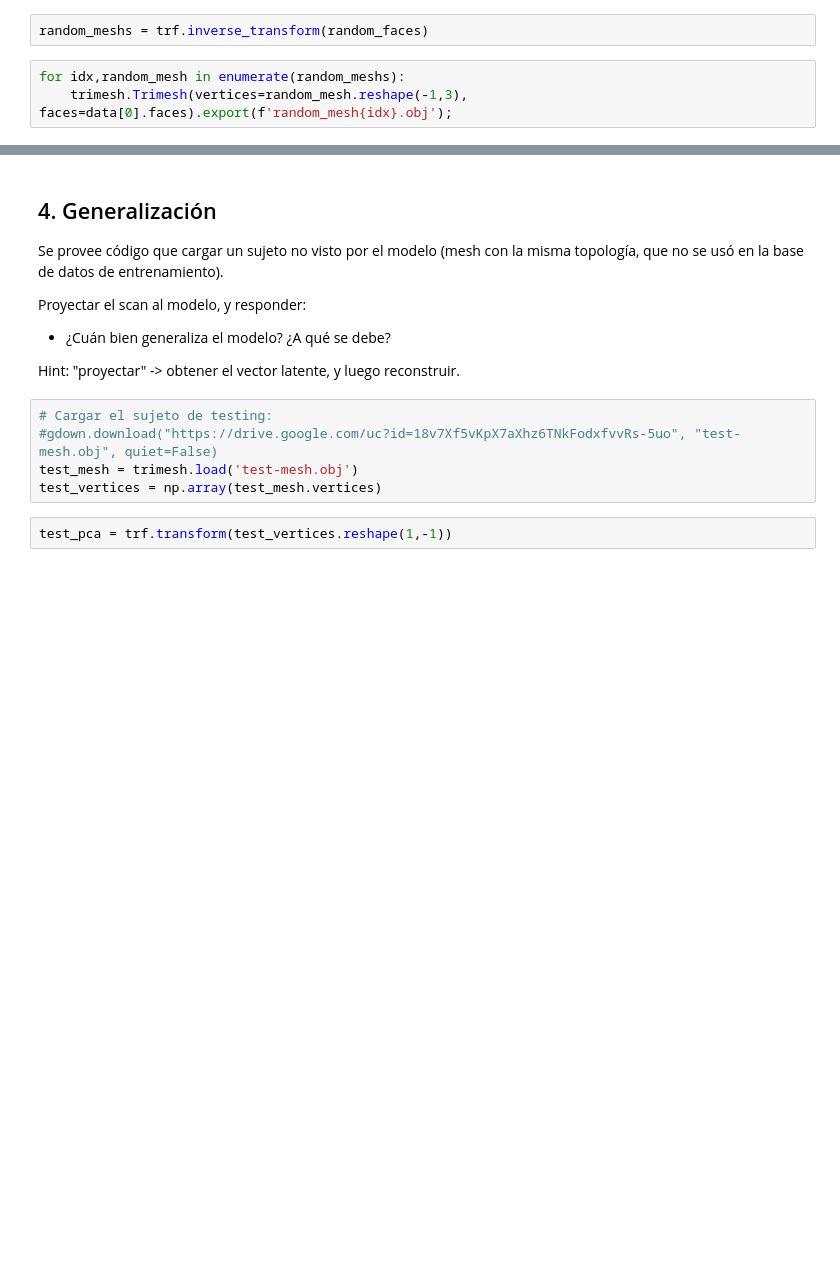
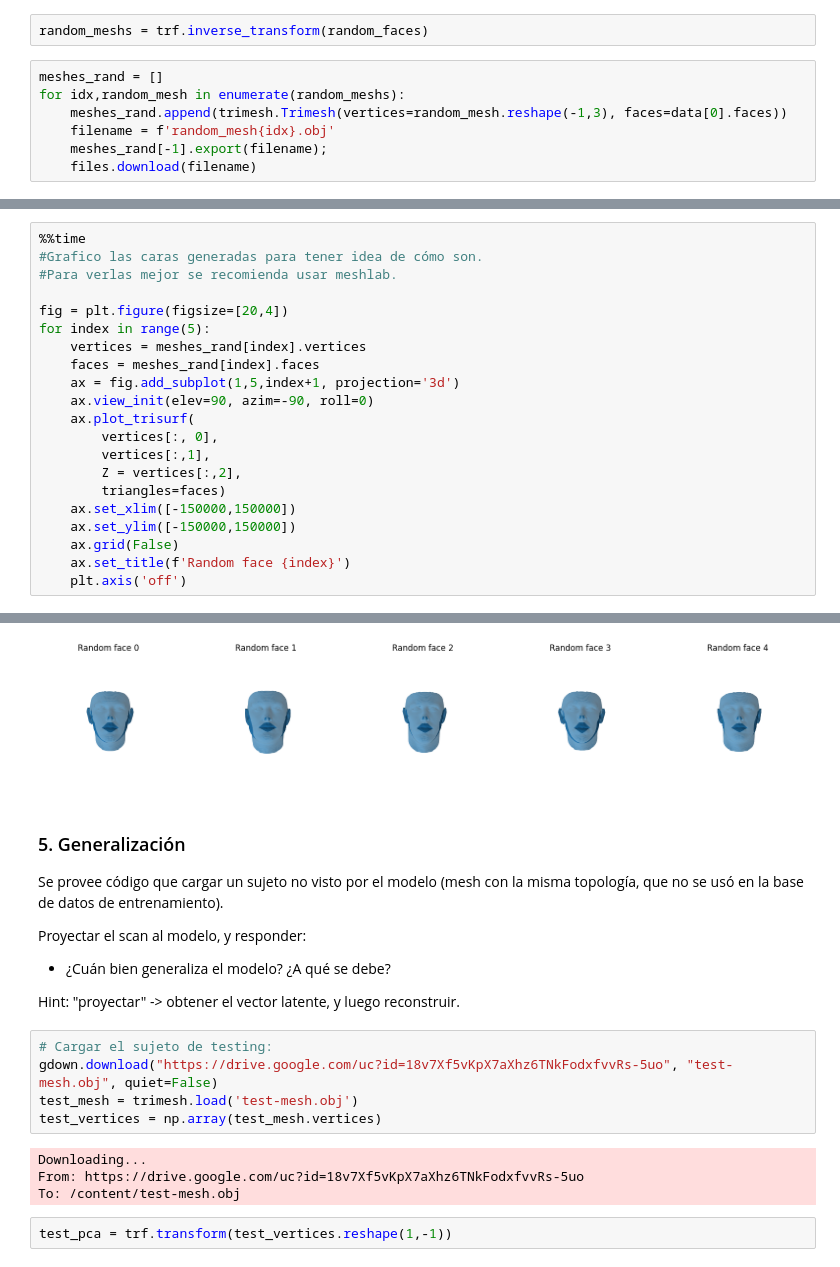
Before and after one commit to cselmo/ECI23-3D, a Jupyter notebook: Ejercicio_2.ipynb, the cells around one changed output, grey strips where cells are left out. Drawn from its saved outputs; the diff is of its cells as text; blank space fills up the shorter version.

```diff
--- a/Ejercicio_2.ipynb
+++ b/Ejercicio_2.ipynb
@@ -296,5 +249,9 @@ random_faces = np.array([[np.random.normal(means[idx], std[idx]) for idx in rang
 # %%
 random_meshs = trf.inverse_transform(random_faces)
 # %%
+meshes_rand = []
 for idx,random_mesh in enumerate(random_meshs):
-    trimesh.Trimesh(vertices=random_mesh.reshape(-1,3), faces=data[0].faces).export(f'random_mesh{idx}.obj');
+    meshes_rand.append(trimesh.Trimesh(vertices=random_mesh.reshape(-1,3), faces=data[0].faces))
+    filename = f'random_mesh{idx}.obj'
+    meshes_rand[-1].export(filename);
+    files.download(filename)
@@ -300,0 +269,22 @@ for idx,random_mesh in enumerate(random_meshs):
+# %%
+%%time
+#Grafico las caras generadas para tener idea de cómo son.
+#Para verlas mejor se recomienda usar meshlab.
+
+fig = plt.figure(figsize=[20,4])
+for index in range(5):
+    vertices = meshes_rand[index].vertices
+    faces = meshes_rand[index].faces
+    ax = fig.add_subplot(1,5,index+1, projection='3d')
+    ax.view_init(elev=90, azim=-90, roll=0)
+    ax.plot_trisurf(
+        vertices[:, 0],
+        vertices[:,1],
+        Z = vertices[:,2],
+        triangles=faces)
+    ax.set_xlim([-150000,150000])
+    ax.set_ylim([-150000,150000])
+    ax.grid(False)
+    ax.set_title(f'Random face {index}')
+    plt.axis('off')
+# %% [output]
@@ -301,5 +293,6 @@ for idx,random_mesh in enumerate(random_meshs):
+[figure, added]
 # %% [markdown]
-## 4. Generalización
+### 5. Generalización
 
 Se provee código que cargar un sujeto no visto por el modelo (mesh con la misma topología, que no se usó en la base de datos de entrenamiento).
 
@@ -310,9 +303,13 @@ Proyectar el scan al modelo, y responder:
 Hint: "proyectar" -> obtener el vector latente, y luego reconstruir.
 # %%
 # Cargar el sujeto de testing:
-#gdown.download("https://drive.google.com/uc?id=18v7Xf5vKpX7aXhz6TNkFodxfvvRs-5uo", "test-mesh.obj", quiet=False)
+gdown.download("https://drive.google.com/uc?id=18v7Xf5vKpX7aXhz6TNkFodxfvvRs-5uo", "test-mesh.obj", quiet=False)
 test_mesh = trimesh.load('test-mesh.obj')
 test_vertices = np.array(test_mesh.vertices)
+# %% [output]
+Downloading...
+From: https://drive.google.com/uc?id=18v7Xf5vKpX7aXhz6TNkFodxfvvRs-5uo
+To: /content/test-mesh.obj
 # %%
 test_pca = trf.transform(test_vertices.reshape(1,-1))
 # %%
```
Also changed, not shown: parts of 34 cells of this notebook.
